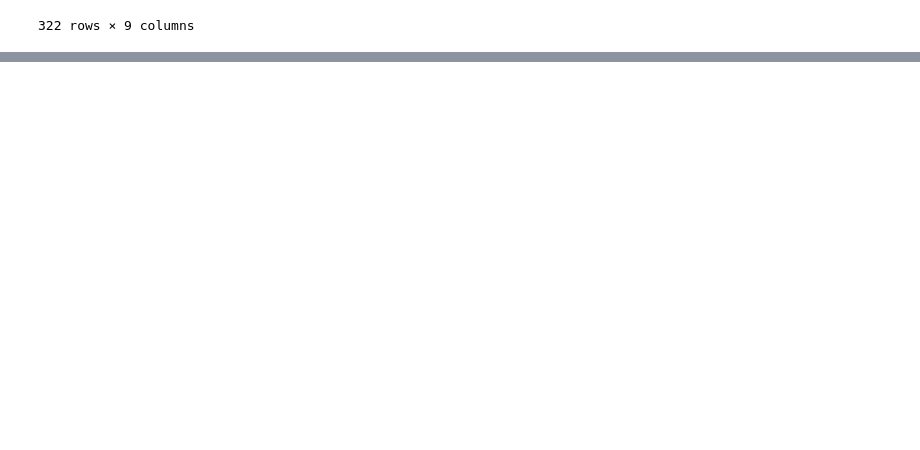
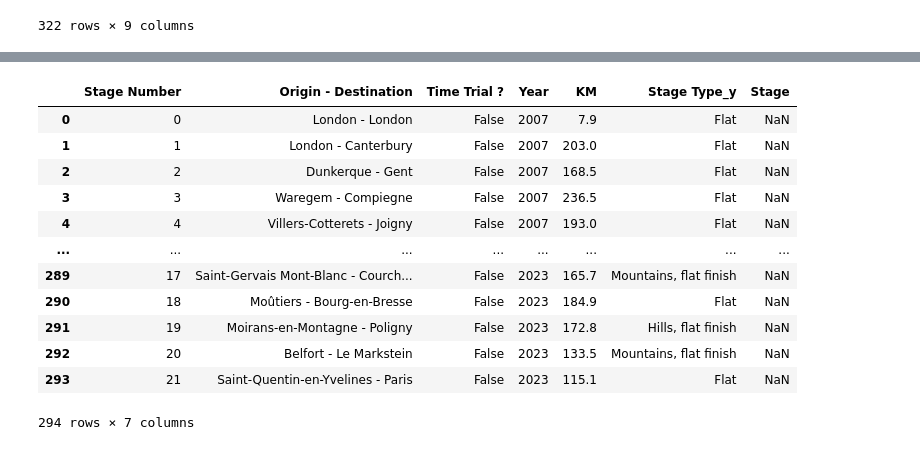
Before and after one commit to cuonglam0105/Preppin-Python, a Jupyter notebook: 2024_W27/2024W27_Solution.ipynb, the cells around one changed output, grey strips where cells are left out. Cells and saved outputs as stored; diff of their text form; code cells hidden in the pictures; blank space fills up the shorter version.

```diff
--- a/2024_W27/2024W27_Solution.ipynb
+++ b/2024_W27/2024W27_Solution.ipynb
@@ -179,3 +179,7 @@ merged_df
 | 320 | 2023 | 2024-07-22 | Saturday | NaN | Stage 20 | Belfort - Le Markstein | 133.5 | 4.0 | Mountains, flat finish | False |
 | 321 | 2023 | 2024-07-23 | Sunday | NaN | Stage 21 | Saint-Quentin-en-Yveli... | 115.1 | 1.0 | Flat | False |
 322 rows × 9 columns
+# %%
+# filter out the rows where 'Stage' contains 'restday'
+filtered_df = merged_df[~merged_df['Stage'].str.contains('restday', case=False)]
+filtered_df
@@ -181,0 +328,18 @@ merged_df
+# %%
+# Perform the join
+final_df = filtered_df.merge(tour_de_france_wins_df, left_on=['Stage Number', 'Year'], right_on=['Stage', 'Year'], how='left')
+final_df
+# %% [output]
+|  | Stage Number | Origin - Destination | Time Trial ? | Year | KM | Stage Type_y | Stage |
+| 0 | 0 | London - London | False | 2007 | 7.9 | Flat | NaN |
+| 1 | 1 | London - Canterbury | False | 2007 | 203.0 | Flat | NaN |
+| 2 | 2 | Dunkerque - Gent | False | 2007 | 168.5 | Flat | NaN |
+| 3 | 3 | Waregem - Compiegne | False | 2007 | 236.5 | Flat | NaN |
+| 4 | 4 | Villers-Cotterets - Joigny | False | 2007 | 193.0 | Flat | NaN |
+| ... | ... | ... | ... | ... | ... | ... | ... |
+| 289 | 17 | Saint-Gervais Mont-Blanc - Courch... | False | 2023 | 165.7 | Mountains, flat finish | NaN |
+| 290 | 18 | Moûtiers - Bourg-en-Bresse | False | 2023 | 184.9 | Flat | NaN |
+| 291 | 19 | Moirans-en-Montagne - Poligny | False | 2023 | 172.8 | Hills, flat finish | NaN |
+| 292 | 20 | Belfort - Le Markstein | False | 2023 | 133.5 | Mountains, flat finish | NaN |
+| 293 | 21 | Saint-Quentin-en-Yvelines - Paris | False | 2023 | 115.1 | Flat | NaN |
+294 rows × 7 columns
```
Also changed, not shown: parts of 8 cells of this notebook.
